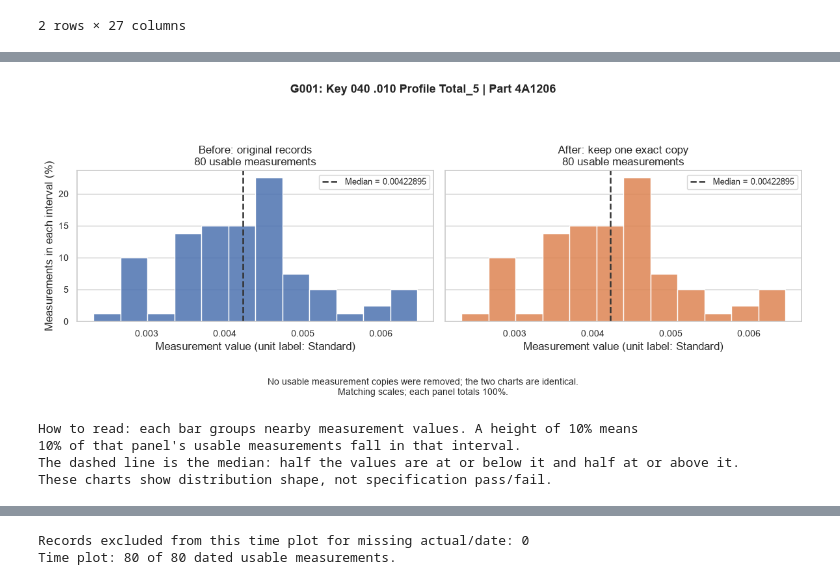
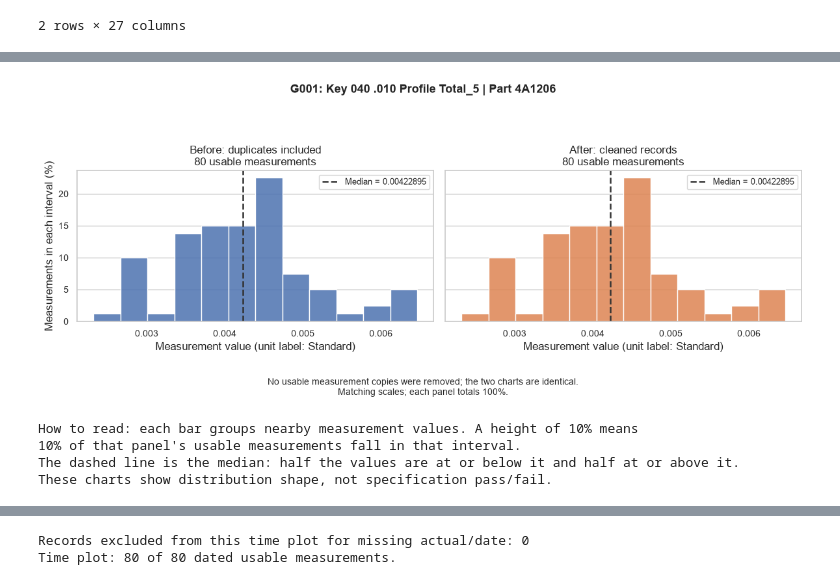
Before and after one commit to testcode851/Scripts, a Jupyter notebook: DSA/manufacturing_initial_eda_all_combinations.ipynb, the cells around one changed output, grey strips where cells are left out. Cells and saved outputs as stored; diff of their text form; code cells hidden in the pictures.

```diff
--- a/DSA/manufacturing_initial_eda_all_combinations.ipynb
+++ b/DSA/manufacturing_initial_eda_all_combinations.ipynb
@@ -586,11 +663,11 @@ Repeated measurement keys were already checked in Part I. Here we focus only on
 # %%
 # Purpose: Count exact copies and show their source records together.
-p2_extra_n = int(p2_data.extra_exact_copy.sum())
+p2_extra_n = int(p2_audit.extra_exact_copy.sum())
 print("Extra exact copies:", p2_extra_n)
-print("Extra-copy percentage:", round(100 * p2_extra_n / len(p2_data), 2) if len(p2_data) else "N/A")
-p2_data["year_month"] = p2_data.date.dt.to_period("M").astype("string")
+print("Extra-copy percentage:", round(100 * p2_extra_n / len(p2_audit), 2) if len(p2_audit) else "N/A")
+p2_audit["year_month"] = p2_audit.date.dt.to_period("M").astype("string")
 for p2_column in ["vendor_id", "part_number", "year_month"]:
-    p2_breakdown = p2_data.groupby(p2_column, dropna=False).agg(
+    p2_breakdown = p2_audit.groupby(p2_column, dropna=False).agg(
         records=("actual", "size"), extra_copies=("extra_exact_copy", "sum")).reset_index()
     p2_breakdown["extra_copy_percent"] = 100 * p2_breakdown.extra_copies / p2_breakdown.records
     print("Duplicates by", p2_column)
@@ -608,7 +685,9 @@ if not p2_members.empty:
 else:
     for p2_column in ["duplicate_set", "first_source_record", "copies_in_set"]:
         p2_duplicate_evidence[p2_column] = pd.Series(dtype="int64")
-p2_duplicate_evidence["extra_exact_copy"] = p2_data.loc[p2_members.index, "extra_exact_copy"]
+p2_duplicate_evidence["extra_exact_copy"] = p2_audit.loc[p2_members.index, "extra_exact_copy"]
+p2_duplicate_evidence["included_in_analysis"] = cleaning_audit.loc[p2_members.index, "included_in_analysis"]
+p2_duplicate_evidence["cleaning_status"] = cleaning_audit.loc[p2_members.index, "cleaning_status"]
 p2_duplicate_evidence = p2_duplicate_evidence.reset_index(drop=True).sort_values(["duplicate_set", "source_record"])
 print("All members of exact-match sets:", len(p2_duplicate_evidence), "(preview below)")
 display(p2_duplicate_evidence.head(TABLE_PREVIEW_ROWS))
@@ -750,8 +838,8 @@ With `P2_PLOT_GROUP_ID=None`, the largest group by retained usable measurements
 # %%
 # Purpose: Reuse one basic summary calculation for a clear before/after comparison.
 p2_ready_ids = set(group_summary.loc[group_summary.comparison_ready, "group_id"])
-p2_before = p2_data.loc[p2_data.group_id.isin(p2_ready_ids)]
-p2_after = p2_unique.loc[p2_unique.group_id.isin(p2_ready_ids)]
+p2_before = p2_audit.loc[p2_audit.group_id.isin(p2_ready_ids)]
+p2_after = p2_clean.loc[p2_clean.group_id.isin(p2_ready_ids)]
 
 def p2_basic_summary(frame):
     return frame.groupby("group_id").agg(
@@ -760,12 +848,12 @@ def p2_basic_summary(frame):
         minimum=("actual", "min"), maximum=("actual", "max")).reset_index()
 
 p2_original_stats = p2_basic_summary(p2_before)
-p2_scenario_stats = p2_basic_summary(p2_after)
-p2_changes = p2_original_stats.merge(p2_scenario_stats, on="group_id",
-    suffixes=("_original", "_scenario"), validate="one_to_one")
-p2_changes["copies_removed"] = p2_changes.records_original - p2_changes.records_scenario
-p2_changes["mean_change"] = p2_changes.mean_scenario - p2_changes.mean_original
-p2_changes["median_change"] = p2_changes.median_scenario - p2_changes.median_original
+p2_cleaned_stats = p2_basic_summary(p2_after)
+p2_changes = p2_original_stats.merge(p2_cleaned_stats, on="group_id",
+    suffixes=("_original", "_cleaned"), validate="one_to_one")
+p2_changes["copies_removed"] = p2_changes.records_original - p2_changes.records_cleaned
+p2_changes["mean_change"] = p2_changes.mean_cleaned - p2_changes.mean_original
+p2_changes["median_change"] = p2_changes.median_cleaned - p2_changes.median_original
 p2_changes = p2_changes.merge(group_lookup, on="group_id", validate="one_to_one").sort_values("copies_removed", ascending=False)
 display(p2_changes.head(TABLE_PREVIEW_ROWS))
 # %% [output]
@@ -775,7 +863,7 @@ display(p2_changes.head(TABLE_PREVIEW_ROWS))
 2 rows × 27 columns
 # %%
 # Purpose: Compare distribution shapes within one consistent measurement context.
-p2_plot_options = p2_scenario_stats.loc[p2_scenario_stats.usable_actual >= 2].sort_values(
+p2_plot_options = p2_cleaned_stats.loc[p2_cleaned_stats.usable_actual >= 2].sort_values(
     ["usable_actual", "group_id"], ascending=[False, True])
 p2_plot_id = P2_PLOT_GROUP_ID
 if p2_plot_id is None and not p2_plot_options.empty:
@@ -789,53 +877,53 @@ p2_hist_data = pd.DataFrame(columns=["actual", "scenario"])
 if P2_PLOTS and p2_plot_id is not None:
     display(group_lookup.loc[group_lookup.group_id.eq(p2_plot_id)])
     p2_original_values = p2_before.loc[p2_before.group_id.eq(p2_plot_id), "actual"].dropna()
-    p2_scenario_values = p2_after.loc[p2_after.group_id.eq(p2_plot_id), "actual"].dropna()
+    p2_cleaned_values = p2_after.loc[p2_after.group_id.eq(p2_plot_id), "actual"].dropna()
     p2_original_label = f"Original (n={len(p2_original_values):,})"
-    p2_scenario_label = f"One exact copy (n={len(p2_scenario_values):,})"
+    p2_cleaned_label = f"Cleaned (n={len(p2_cleaned_values):,})"
     p2_hist_data = pd.concat([
         p2_original_values.to_frame().assign(scenario=p2_original_label),
-        p2_scenario_values.to_frame().assign(scenario=p2_scenario_label)], ignore_index=True)
+        p2_cleaned_values.to_frame().assign(scenario=p2_cleaned_label)], ignore_index=True)
     # Use the same 12 intervals and axis scales so the panels compare fairly.
     p2_bins = np.histogram_bin_edges(p2_original_values, bins=12)
     p2_context = group_lookup.loc[group_lookup.group_id.eq(p2_plot_id)].iloc[0]
-    p2_removed_usable = len(p2_original_values) - len(p2_scenario_values)
+    p2_removed_usable = len(p2_original_values) - len(p2_cleaned_values)
     fig, axes = plt.subplots(1, 2, figsize=(12, 5), sharex=True, sharey=True)
     for ax, values, title, color in zip(
-        axes, [p2_original_values, p2_scenario_values],
-        ["Before: original records", "After: keep one exact copy"],
+        axes, [p2_original_values, p2_cleaned_values],
+        ["Before: duplicates included", "After: cleaned records"],
         ["#4C72B0", "#DD8452"]):
         sns.histplot(x=values, bins=p2_bins, stat="percent", color=color,
                      edgecolor="white", alpha=0.85, ax=ax)
         median = values.median()
         ax.axvline(median, color="#333333", linestyle="--", linewidth=1.8,
                    label=f"Median = {median:.6g}")
         ax.set_title(f"{title}\n{len(values):,} usable measurements", fontsize=12)
         ax.set_xlabel(f"Measurement value (unit label: {p2_context['unit']})")
         ax.set_ylabel("Measurements in each interval (%)")
         ax.ticklabel_format(axis="x", style="plain", useOffset=False)
         ax.tick_params(axis="both", labelsize=10)
         ax.grid(axis="x", visible=False)
         ax.set_axisbelow(True)
         ax.legend(loc="upper right", fontsize=9)
     from textwrap import fill
     fig.suptitle(fill(f"{p2_plot_id}: {p2_context['feature_name']} | Part {p2_context['part_number']}", 90),
                  fontsize=13, fontweight="bold")
     p2_hist_note = ("No usable measurement copies were removed; the two charts are identical."
                     if p2_removed_usable == 0 else
                     f"{p2_removed_usable:,} usable measurement copies removed. Compare the shape and median across panels.")
     fig.text(0.5, 0.025, p2_hist_note + "\nMatching scales; each panel totals 100%.",
              ha="center", fontsize=10)
     fig.tight_layout(rect=[0, 0.12, 1, 0.9])
     plt.show(); plt.close()
     print("How to read: each bar groups nearby measurement values. A height of 10% means")
     print("10% of that panel's usable measurements fall in that interval.")
     print("The dashed line is the median: half the values are at or below it and half at or above it.")
     print("These charts show distribution shape, not specification pass/fail.")
 # %% [output]
 |  | group_id | feature_name | part_number | unit | feature_type | material_family | size | nominal | ... |
 | source_record |  |  |  |  |  |  |  |  | ... |
 | 81 | G001 | Key 040 .010 Profile Total_5 | 4A1206 | Standard | Profile | Steel | Small | 0.0 | ... |
-[figure, old version]
+[figure, new version]
 How to read: each bar groups nearby measurement values. A height of 10% means
 10% of that panel's usable measurements fall in that interval.
 The dashed line is the median: half the values are at or below it and half at or above it.
```
Also changed, not shown: parts of 31 cells of this notebook.
